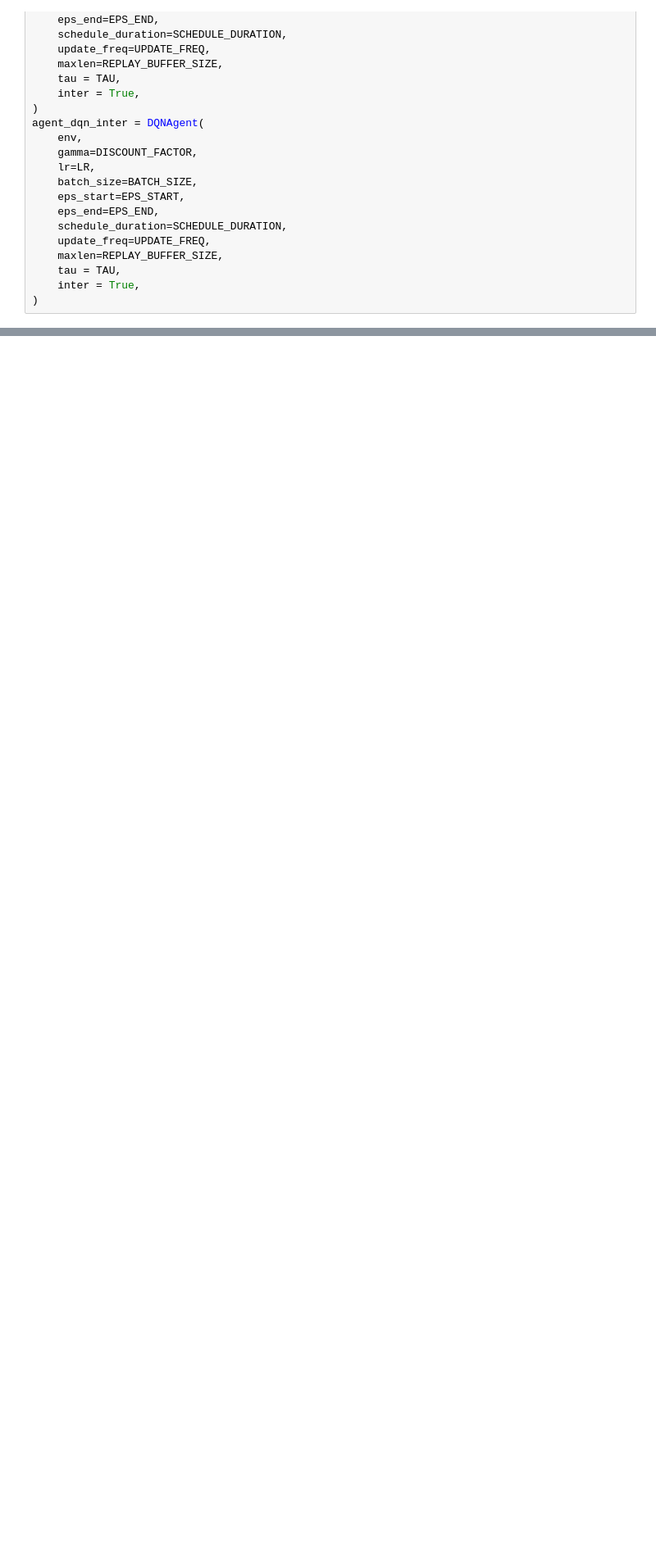
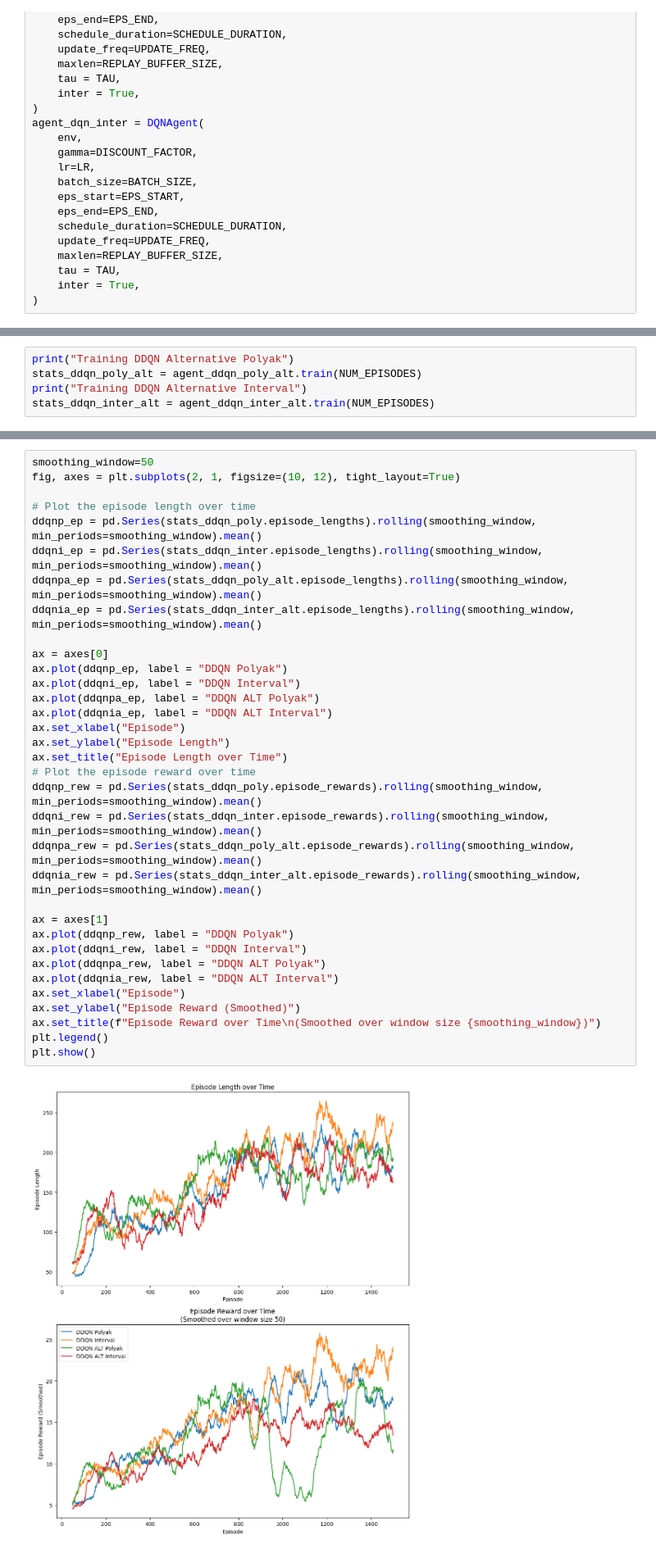
Before and after one commit to gulidamarta/snake_extending_dqn, a Jupyter notebook: ddqn_alt.ipynb, the cells around one changed output, grey strips where cells are left out. Shown: that part at 82% size. Drawn from its saved outputs; the diff is of its cells as text; blank space fills up the shorter version.

Commit message:
added an alt ddqn (with networks reversed) - it does worse

```diff
--- a/ddqn_alt.ipynb
+++ b/ddqn_alt.ipynb
@@ -481,0 +634,5 @@ Episode 1000 of 1000  Time Step: 140223  Epsilon: 0.050  Transitions: 100000
+# %%
+print("Training DDQN Alternative Polyak")
+stats_ddqn_poly_alt = agent_ddqn_poly_alt.train(NUM_EPISODES)
+print("Training DDQN Alternative Interval")
+stats_ddqn_inter_alt = agent_ddqn_inter_alt.train(NUM_EPISODES)
@@ -518,3 +693,39 @@ plt.show()
+# %%
+smoothing_window=50
+fig, axes = plt.subplots(2, 1, figsize=(10, 12), tight_layout=True)
+
+# Plot the episode length over time
+ddqnp_ep = pd.Series(stats_ddqn_poly.episode_lengths).rolling(smoothing_window, min_periods=smoothing_window).mean()
+ddqni_ep = pd.Series(stats_ddqn_inter.episode_lengths).rolling(smoothing_window, min_periods=smoothing_window).mean()
+ddqnpa_ep = pd.Series(stats_ddqn_poly_alt.episode_lengths).rolling(smoothing_window, min_periods=smoothing_window).mean()
+ddqnia_ep = pd.Series(stats_ddqn_inter_alt.episode_lengths).rolling(smoothing_window, min_periods=smoothing_window).mean()
+
+ax = axes[0]
+ax.plot(ddqnp_ep, label = "DDQN Polyak")
+ax.plot(ddqni_ep, label = "DDQN Interval")
+ax.plot(ddqnpa_ep, label = "DDQN ALT Polyak")
+ax.plot(ddqnia_ep, label = "DDQN ALT Interval")
+ax.set_xlabel("Episode")
+ax.set_ylabel("Episode Length")
+ax.set_title("Episode Length over Time")
+# Plot the episode reward over time
+ddqnp_rew = pd.Series(stats_ddqn_poly.episode_rewards).rolling(smoothing_window, min_periods=smoothing_window).mean()
+ddqni_rew = pd.Series(stats_ddqn_inter.episode_rewards).rolling(smoothing_window, min_periods=smoothing_window).mean()
+ddqnpa_rew = pd.Series(stats_ddqn_poly_alt.episode_rewards).rolling(smoothing_window, min_periods=smoothing_window).mean()
+ddqnia_rew = pd.Series(stats_ddqn_inter_alt.episode_rewards).rolling(smoothing_window, min_periods=smoothing_window).mean()
+
+ax = axes[1]
+ax.plot(ddqnp_rew, label = "DDQN Polyak")
+ax.plot(ddqni_rew, label = "DDQN Interval")
+ax.plot(ddqnpa_rew, label = "DDQN ALT Polyak")
+ax.plot(ddqnia_rew, label = "DDQN ALT Interval")
+ax.set_xlabel("Episode")
+ax.set_ylabel("Episode Reward (Smoothed)")
+ax.set_title(f"Episode Reward over Time\n(Smoothed over window size {smoothing_window})")
+plt.legend()
+plt.show()
+# %% [output]
+[figure, added]
 # %%
 from IPython.display import Image as IImage
 
```
Also changed, not shown: parts of 8 cells of this notebook.
